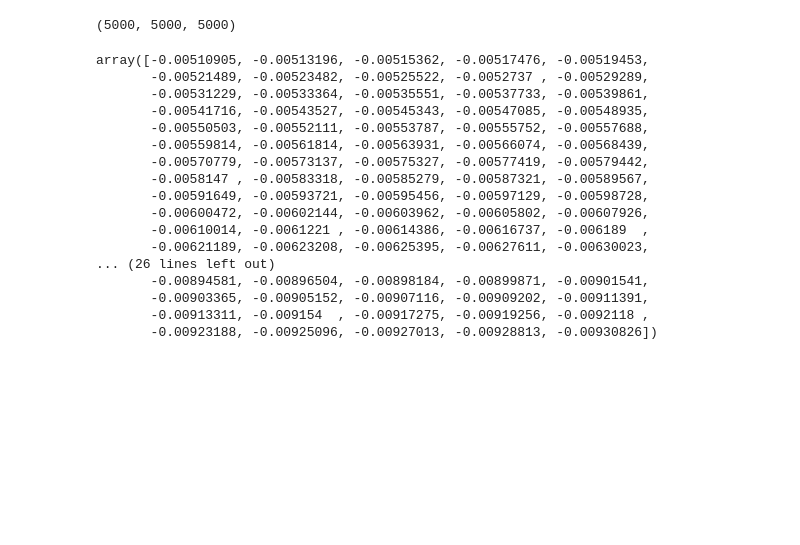
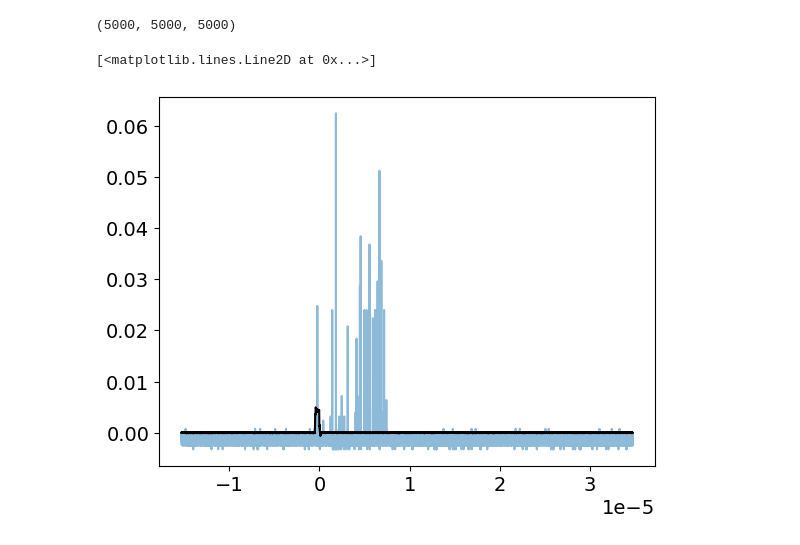
Before and after one commit to proscrite/RaTag, a Jupyter notebook: notebooks/inspecting_waveform.ipynb, the cells around one changed output. Saved outputs shown, nothing was run; the diff lists cells and outputs as text; code cells hidden in the pictures; blank space fills up the shorter version.

```diff
--- a/notebooks/inspecting_waveform.ipynb
+++ b/notebooks/inspecting_waveform.ipynb
@@ -227,23 +270,17 @@ plt.plot(bs_t[int(window/2):-int(window/2)], bs_smooth[int(window/2):-int(window
 len(bs_t), len(bs_values), len(bs_v)
 # %% [output]
 (5000, 5000, 5000)
-# %%
-bs_smooth[:210]
-# %% [output]
-array([-0.00510905, -0.00513196, -0.00515362, -0.00517476, -0.00519453,
-       -0.00521489, -0.00523482, -0.00525522, -0.0052737 , -0.00529289,
-       -0.00531229, -0.00533364, -0.00535551, -0.00537733, -0.00539861,
-       -0.00541716, -0.00543527, -0.00545343, -0.00547085, -0.00548935,
-       -0.00550503, -0.00552111, -0.00553787, -0.00555752, -0.00557688,
-       -0.00559814, -0.00561814, -0.00563931, -0.00566074, -0.00568439,
-       -0.00570779, -0.00573137, -0.00575327, -0.00577419, -0.00579442,
-       -0.0058147 , -0.00583318, -0.00585279, -0.00587321, -0.00589567,
-       -0.00591649, -0.00593721, -0.00595456, -0.00597129, -0.00598728,
-       -0.00600472, -0.00602144, -0.00603962, -0.00605802, -0.00607926,
-       -0.00610014, -0.0061221 , -0.00614386, -0.00616737, -0.006189  ,
-       -0.00621189, -0.00623208, -0.00625395, -0.00627611, -0.00630023,
-... (26 lines left out)
-       -0.00894581, -0.00896504, -0.00898184, -0.00899871, -0.00901541,
-       -0.00903365, -0.00905152, -0.00907116, -0.00909202, -0.00911391,
-       -0.00913311, -0.009154  , -0.00917275, -0.00919256, -0.0092118 ,
-       -0.00923188, -0.00925096, -0.00927013, -0.00928813, -0.00930826])
+# %%
+files05 = sorted(glob('/Users/pabloherrero/sabat/RaTagging/RaTag/scope_data/waveforms/FieldScans_EL1750Vcm/FieldScan_1GSsec_EL4100_Gate2700/*.wfm'))
+# %%
+index = 6
+# %%
+
+index += 1
+wf = wfm2read(files05[index], verbose=False)
+t, V = wf[1], -wf[0]
+plt.plot(t, V, '-', alpha=0.5, )
+plt.plot(trig_x, trig_y, 'k', label='Trigger (scaled)')
+# %% [output]
+[<matplotlib.lines.Line2D at 0x...>]
+[figure, added]
```
Also changed, not shown: parts of 7 cells of this notebook, 7 other files.
